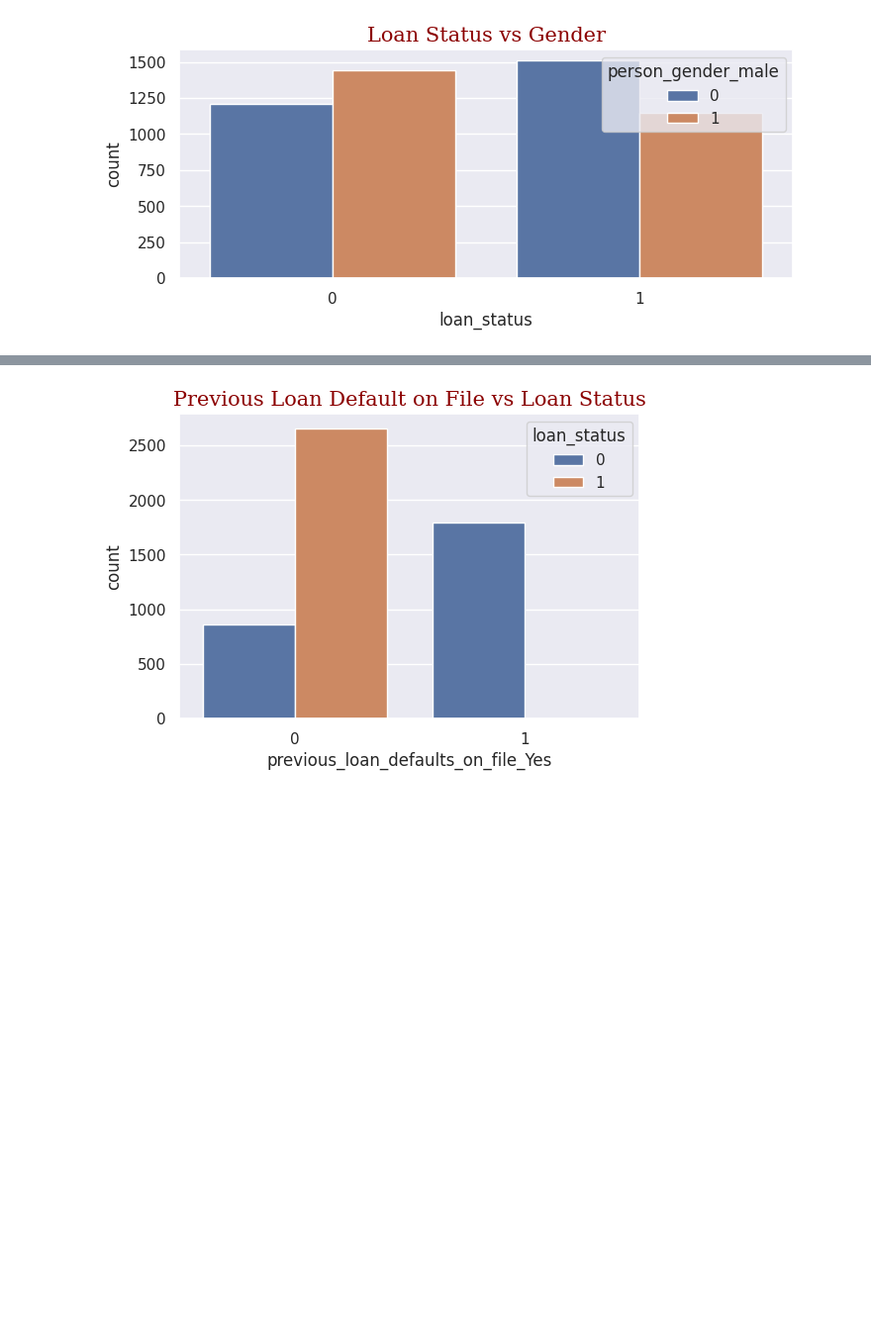
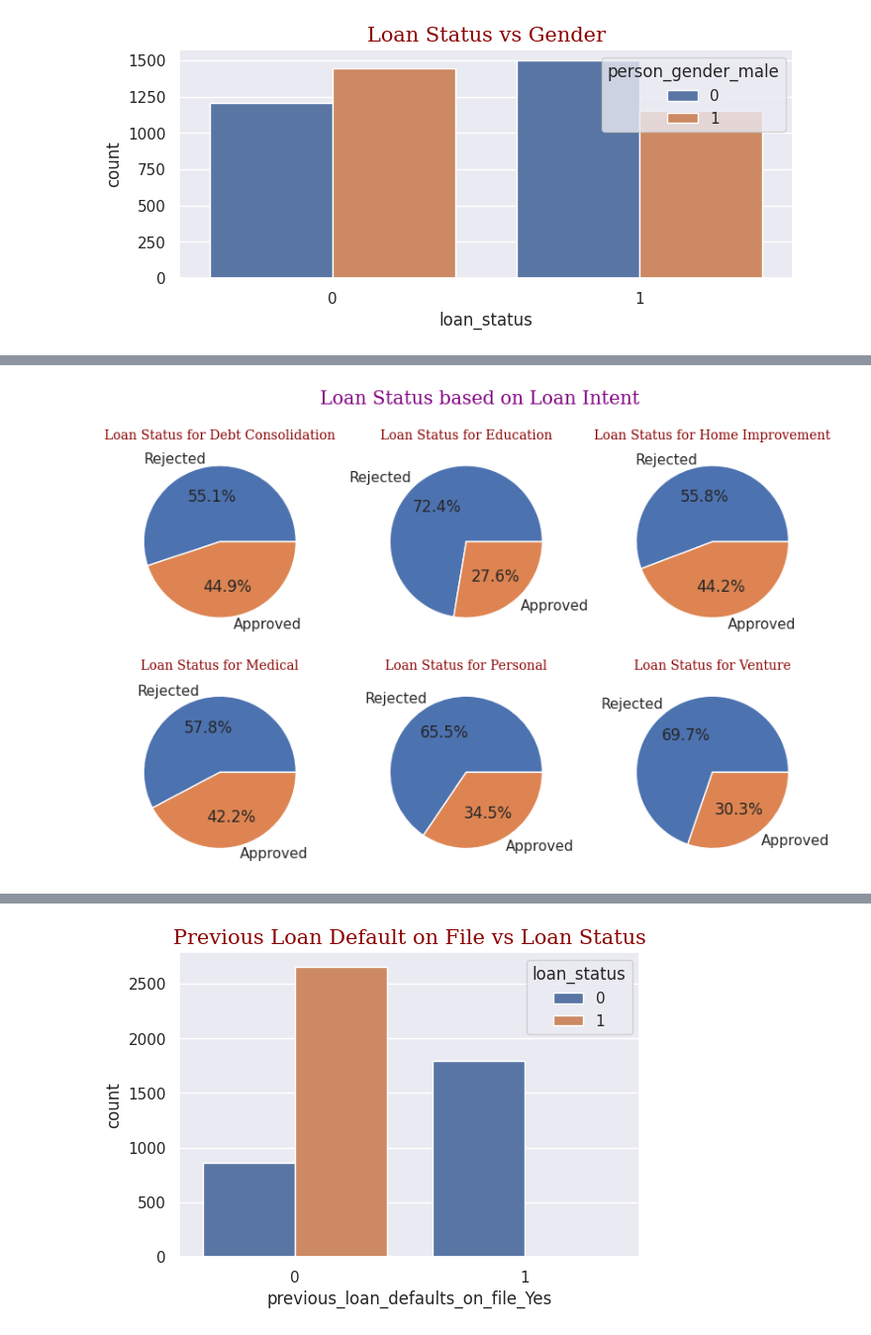
Before and after one commit to AI-fanatic24/ASD-DS-AI-ML-Internship, a Jupyter notebook: Loan.ipynb, the cells around one changed output, grey strips where cells are left out. Shown at 99% size. Drawn from its saved outputs; the diff is of its cells as text; code cells hidden in the pictures; blank space fills up the shorter version.

```diff
--- a/Loan.ipynb
+++ b/Loan.ipynb
@@ -582,0 +485,39 @@ plt.show()
+# %%
+sns.set(rc={'figure.figsize':(8,8)})
+zero,one = df[df['loan_intent_DEBTCONSOLIDATION']==1]['loan_status'].value_counts()
+plt.subplot(3,3,1)
+plt.pie([zero,one],labels=['Rejected','Approved'],autopct='%1.1f%%')
+plt.title("Loan Status for Debt Consolidation",fontdict={'family':'serif','fontsize':10,'color':'darkred'})
+
+zero,one = df[df['loan_intent_EDUCATION'] == 1]['loan_status'].value_counts()
+plt.subplot(3,3,2)
+plt.pie([zero,one],labels=['Rejected','Approved'],autopct='%1.1f%%')
+plt.title("Loan Status for Education",fontdict={'family':'serif','fontsize':10,'color':'darkred'})
+
+zero,one = df[df['loan_intent_HOMEIMPROVEMENT'] == 1]['loan_status'].value_counts()
+plt.subplot(3,3,3)
+plt.pie([zero,one],labels=['Rejected','Approved'],autopct='%1.1f%%')
+plt.title("Loan Status for Home Improvement",fontdict={'family':'serif','fontsize':10,'color':'darkred'})
+
+zero,one = df[df['loan_intent_MEDICAL'] == 1]['loan_status'].value_counts()
+plt.subplot(3,3,4)
+plt.pie([zero,one],labels=['Rejected','Approved'],autopct='%1.1f%%')
+plt.title("Loan Status for Medical",fontdict={'family':'serif','fontsize':10,'color':'darkred'})
+
+zero,one = df[df['loan_intent_PERSONAL'] == 1]['loan_status'].value_counts()
+plt.subplot(3,3,5)
+plt.pie([zero,one],labels=['Rejected','Approved'],autopct='%1.1f%%')
+plt.title("Loan Status for Personal",fontdict={'family':'serif','fontsize':10,'color':'darkred'})
+
+zero,one = df[df['loan_intent_VENTURE'] == 1]['loan_status'].value_counts()
+plt.subplot(3,3,6)
+plt.pie([zero,one],labels=['Rejected','Approved'],autopct='%1.1f%%')
+plt.title("Loan Status for Venture",fontdict={'family':'serif','fontsize':10,'color':'darkred'})
+
+plt.suptitle('Loan Status based on Loan Intent',fontdict={'family':'serif','fontsize':20,'color':'purple','fontweight':'bold'})
+
+plt.tight_layout()
+
+plt.show()
+# %% [output]
+[figure, added]
```
Also changed, not shown: parts of 31 cells of this notebook.
